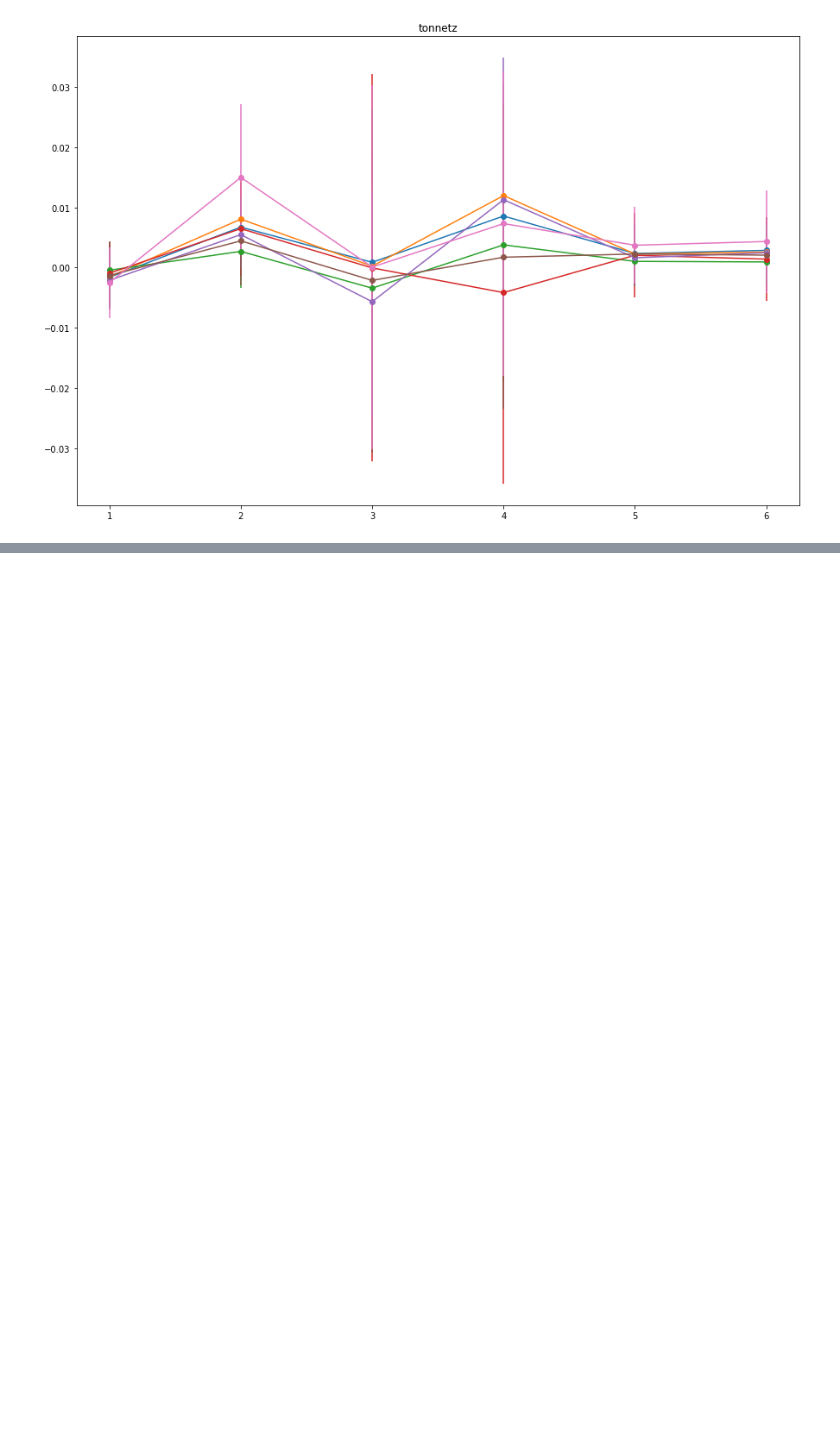
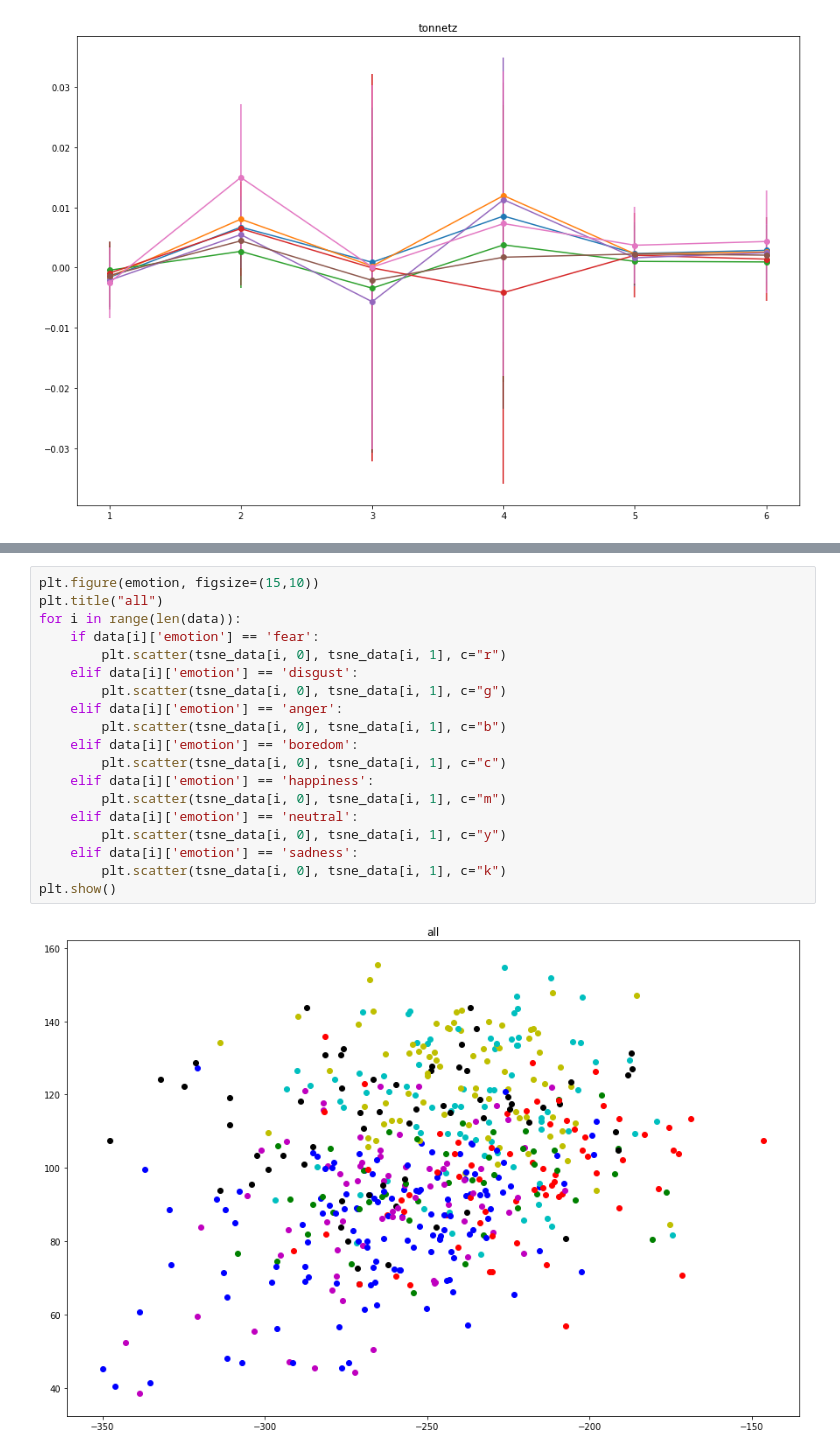
Before and after one commit to flembr/affect_recognition_hci, a Jupyter notebook: feature_test.ipynb, the cells around one changed output, grey strips where cells are left out. Drawn from its saved outputs; the diff is of its cells as text; blank space fills up the shorter version.

```diff
--- a/feature_test.ipynb
+++ b/feature_test.ipynb
@@ -110,0 +153,21 @@ for feature in features:
+# %%
+plt.figure(emotion, figsize=(15,10))
+plt.title("all")
+for i in range(len(data)):
+    if data[i]['emotion'] == 'fear':
+        plt.scatter(tsne_data[i, 0], tsne_data[i, 1], c="r")
+    elif data[i]['emotion'] == 'disgust':
+        plt.scatter(tsne_data[i, 0], tsne_data[i, 1], c="g")
+    elif data[i]['emotion'] == 'anger':
+        plt.scatter(tsne_data[i, 0], tsne_data[i, 1], c="b")
+    elif data[i]['emotion'] == 'boredom':
+        plt.scatter(tsne_data[i, 0], tsne_data[i, 1], c="c")
+    elif data[i]['emotion'] == 'happiness':
+        plt.scatter(tsne_data[i, 0], tsne_data[i, 1], c="m")
+    elif data[i]['emotion'] == 'neutral':
+        plt.scatter(tsne_data[i, 0], tsne_data[i, 1], c="y")
+    elif data[i]['emotion'] == 'sadness':
+        plt.scatter(tsne_data[i, 0], tsne_data[i, 1], c="k")
+plt.show()
+# %% [output]
+[figure, added]
```
Also changed, not shown: parts of 3 cells of this notebook.
